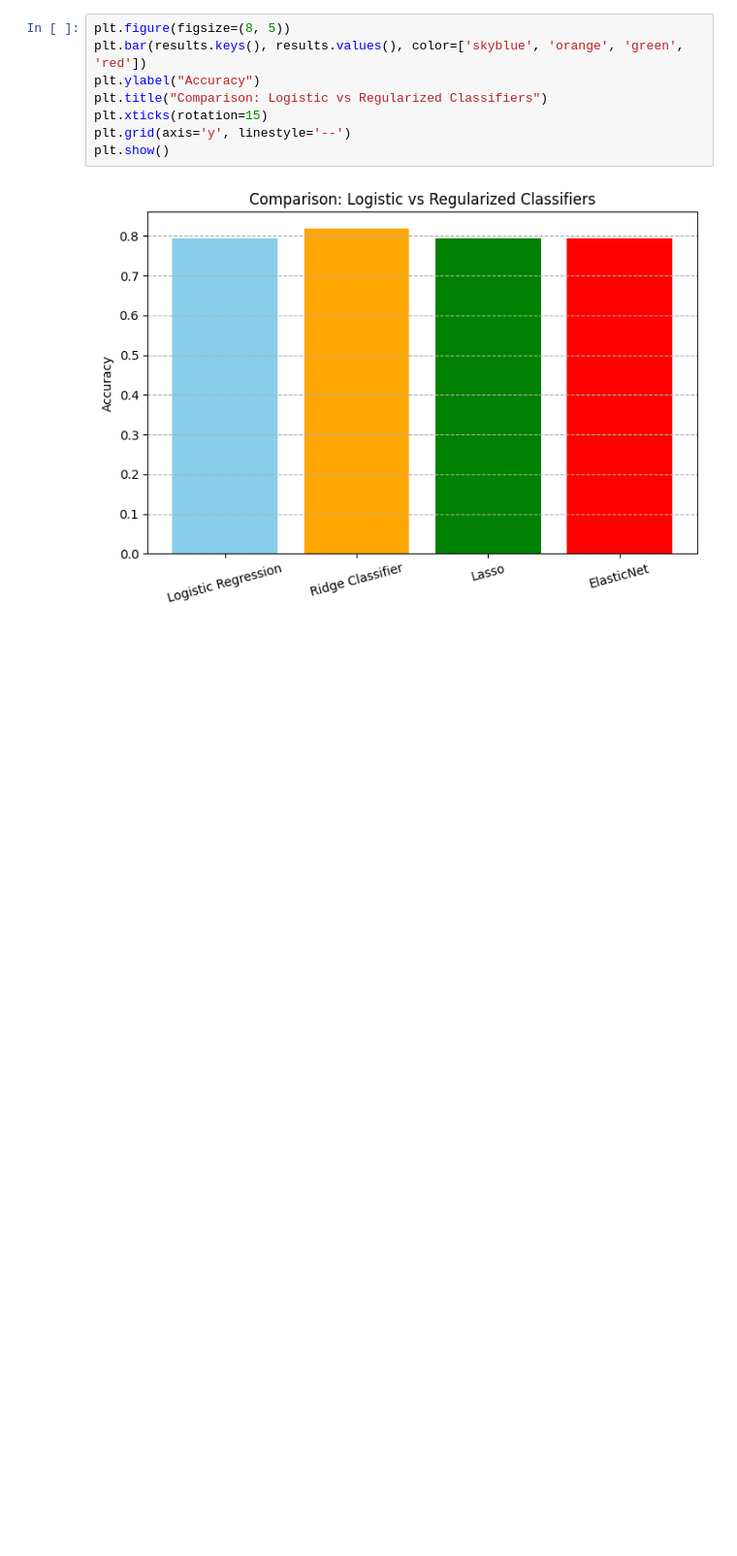
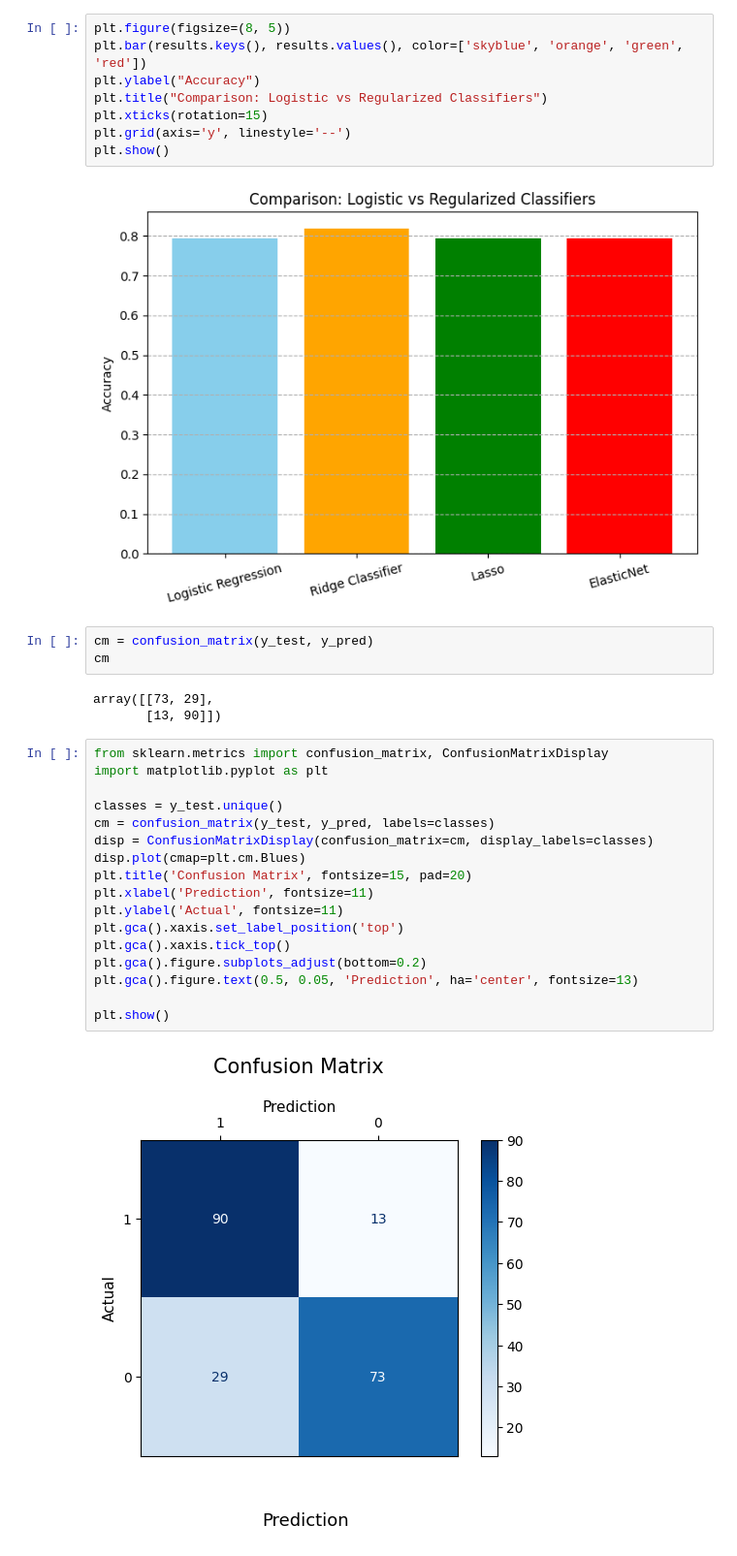
Before and after one commit to Benguerine/ZeroToMLHero, a Jupyter notebook: Machine Learning notes/Supervised Learning/PW1.ipynb, the cells around one changed output. Shown: that part at 97% size. Drawn from its saved outputs; the diff is of its cells as text; blank space fills up the shorter version.

```diff
--- a/Machine Learning notes/Supervised Learning/PW1.ipynb
+++ b/Machine Learning notes/Supervised Learning/PW1.ipynb
@@ -279,3 +289,28 @@ plt.grid(axis='y', linestyle='--')
 plt.show()
 # %% [output]
 [figure]
+# %%
+cm = confusion_matrix(y_test, y_pred)
+cm
+# %% [output]
+array([[73, 29],
+       [13, 90]])
+# %%
+from sklearn.metrics import confusion_matrix, ConfusionMatrixDisplay
+import matplotlib.pyplot as plt
+
+classes = y_test.unique()
+cm = confusion_matrix(y_test, y_pred, labels=classes)
+disp = ConfusionMatrixDisplay(confusion_matrix=cm, display_labels=classes)
+disp.plot(cmap=plt.cm.Blues)
+plt.title('Confusion Matrix', fontsize=15, pad=20)
+plt.xlabel('Prediction', fontsize=11)
+plt.ylabel('Actual', fontsize=11)
+plt.gca().xaxis.set_label_position('top')
+plt.gca().xaxis.tick_top()
+plt.gca().figure.subplots_adjust(bottom=0.2)
+plt.gca().figure.text(0.5, 0.05, 'Prediction', ha='center', fontsize=13)
+
+plt.show()
+# %% [output]
+[figure, added]
```
Also changed, not shown: parts of 2 cells of this notebook, 3 other files.
